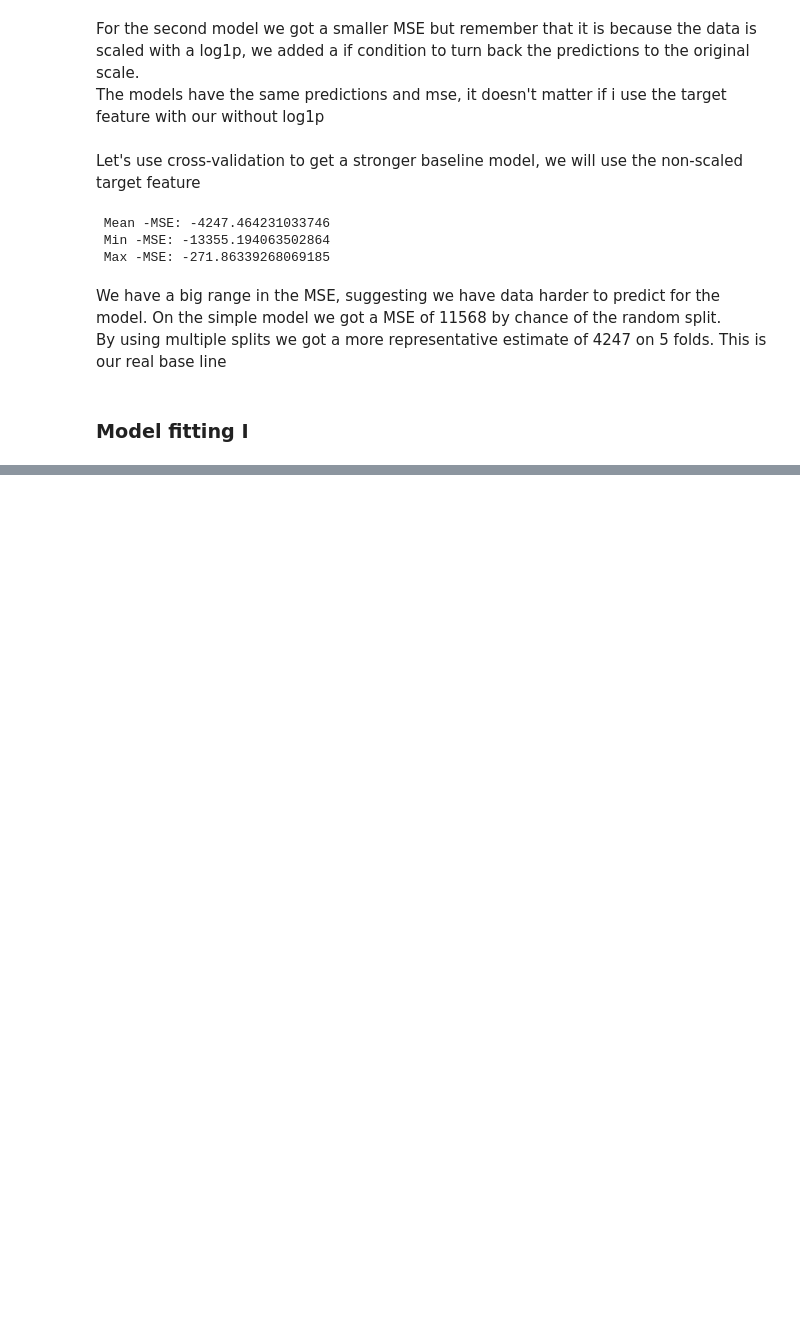
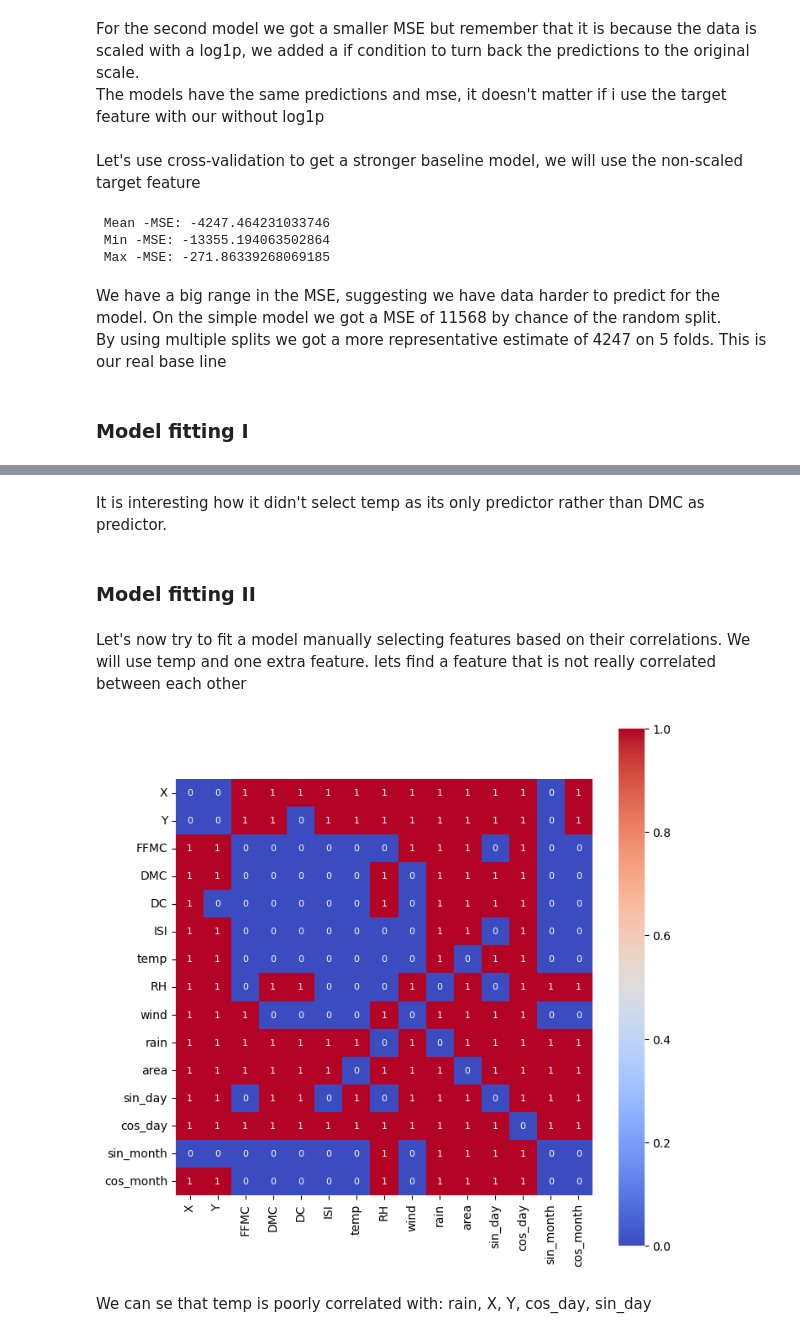
Before and after one commit to 1Elral4/Optimizing-Model-Predictions, a Jupyter notebook: optimizing_model_predictions.ipynb, the cells around one changed output, grey strips where cells are left out. Drawn from its saved outputs; the diff is of its cells as text; code cells hidden in the pictures; blank space fills up the shorter version.

Commit message:
Model fittings I, II, II

```diff
--- a/optimizing_model_predictions.ipynb
+++ b/optimizing_model_predictions.ipynb
@@ -509,0 +566,15 @@ Lets perform sequential feature selection to find features that perform well in
+# %% [markdown]
+It is interesting how it didn't select temp as its only predictor rather than DMC as predictor.
+# %% [markdown]
+### Model fitting II
+# %% [markdown]
+Let's now try to fit a model manually selecting features based on their correlations. We will use temp and one extra feature. lets find a feature that is not really correlated between each other
+# %%
+correlations = abs(round(ff.drop(['is_outlier', 'log_area'], axis=1).corr(),2)) < .1
+plt.figure(figsize=(8, 8))
+sns.heatmap(correlations, annot=True, cmap='coolwarm', square=True, annot_kws={'fontsize': 8})
+plt.show()
+# %% [output]
+[figure, added]
+# %% [markdown]
+We can se that temp is poorly correlated with: rain, X, Y, cos_day, sin_day
```
Also changed, not shown: parts of 13 cells of this notebook.
